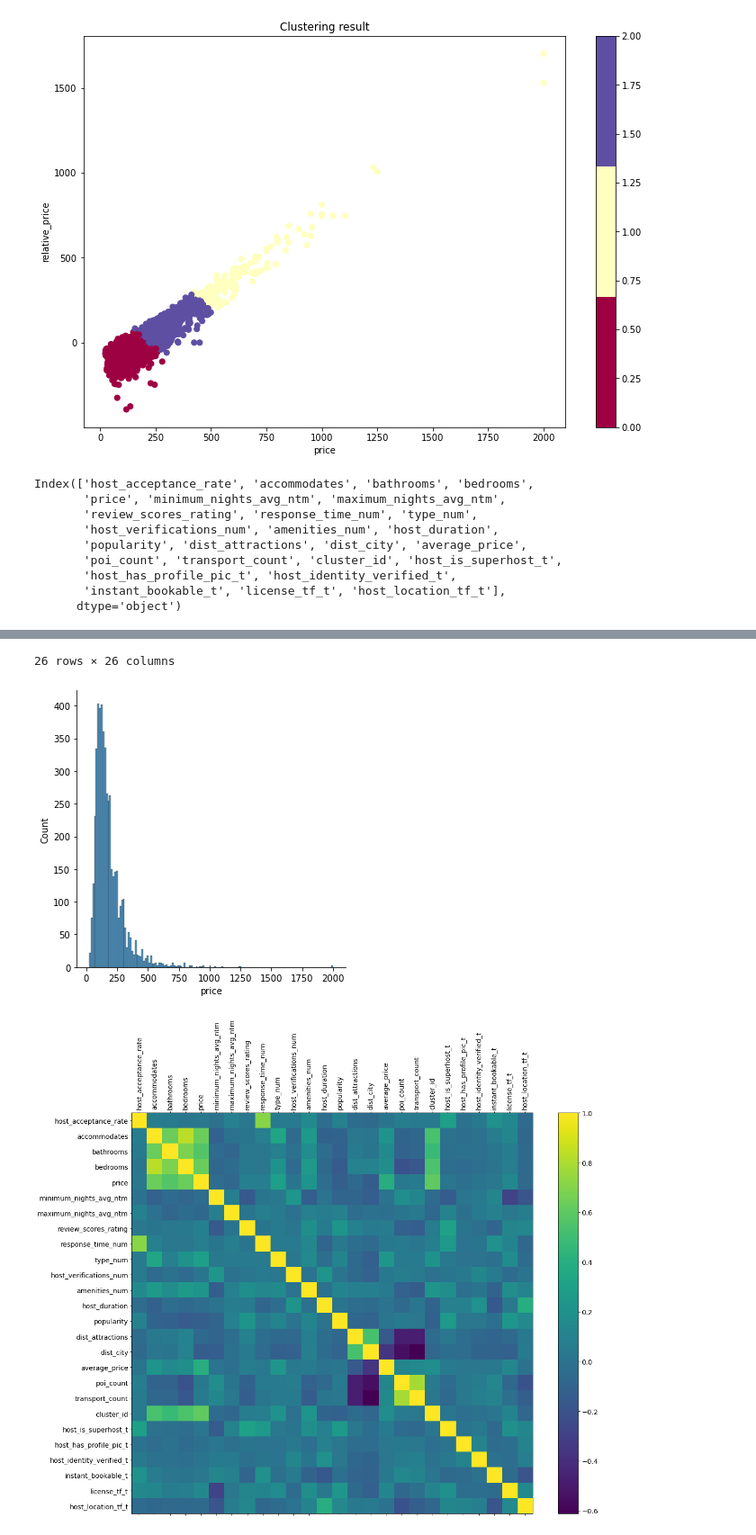
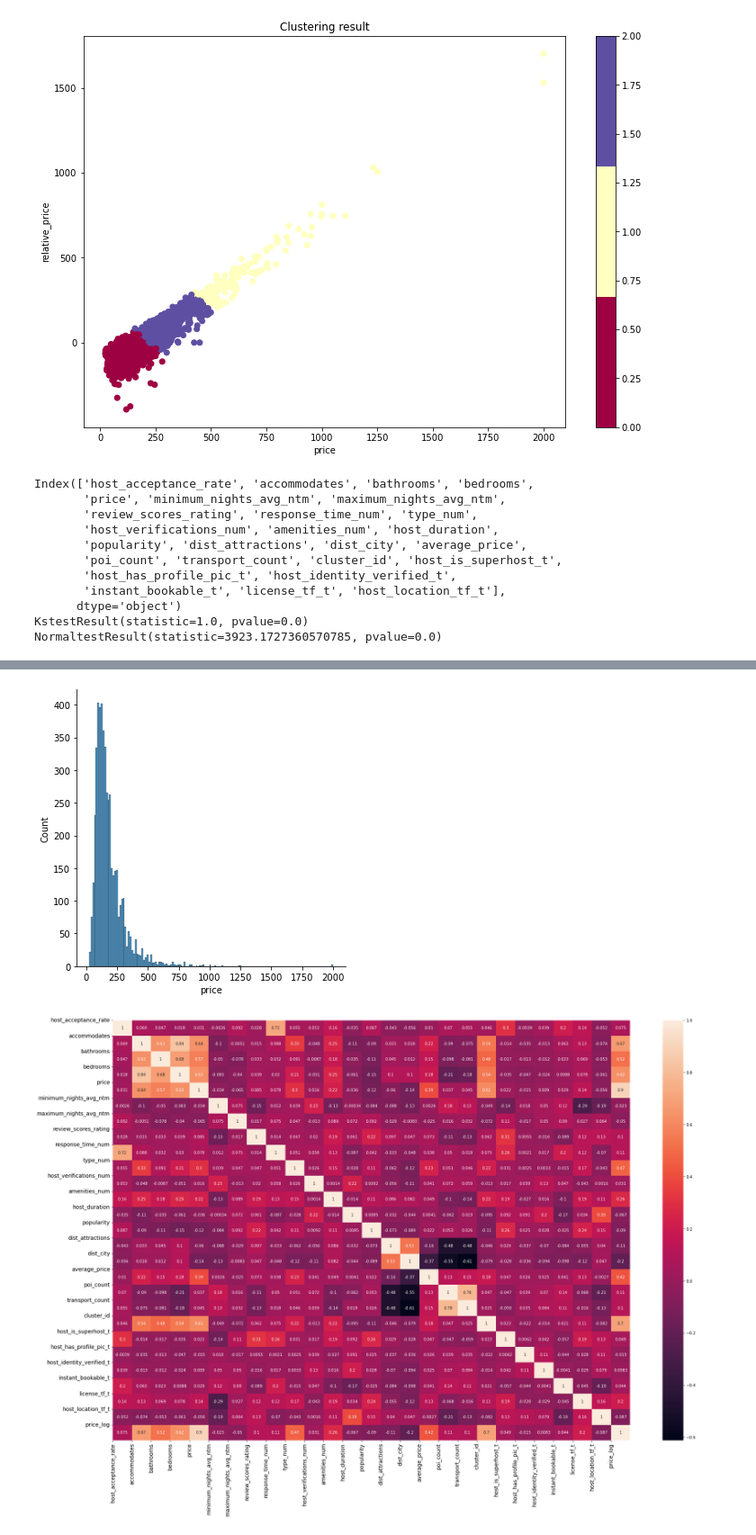
Before and after one commit to XianlaiYin/CASA0007, a Jupyter notebook: Group/Spatial.ipynb, the cells around one changed output, grey strips where cells are left out. Shown at 90% size. Saved outputs shown, nothing was run; the diff lists cells and outputs as text; code cells hidden in the pictures.

```diff
--- a/Group/Spatial.ipynb
+++ b/Group/Spatial.ipynb
@@ -371,7 +371,7 @@ For n_clusters = 4 The average silhouette_score is : 0.5009703914658085
 For n_clusters = 5 The average silhouette_score is : 0.43348910162169624
 [figure]
 # %%
-#VIF与相关性检验
+#回归准备
 
 #data preparation
 seattle_dum = pd.get_dummies(class_price)
@@ -398,18 +398,22 @@ seattle = seattle.dropna(axis=0, how = 'any')
 seattle_VIF = drop_column_using_vif_(seattle)
 print(seattle_VIF.columns)
 
-#直方图法正态性检验
+#正态性检验，不符合则转变为半对数回归
 sn.displot(seattle_VIF['price'])
+kstest = scipy.stats.kstest(seattle_VIF['price'],cdf = "norm")
+normaltest = scipy.stats.normaltest(seattle_VIF['price'])
+print(kstest)
+print(normaltest)
+if kstest.pvalue < 0.05 and normaltest.pvalue < 0.05:
+    seattle_VIF['price_log'] = ""
+    seattle_VIF['price_log'] = seattle_VIF['price'].apply(np.log)
 
 #correlation
-plt.rcParams['axes.grid'] = False
-f = plt.figure(figsize=(19, 15))
-plt.matshow(seattle_VIF.corr(), fignum=f.number)
+f = plt.figure(figsize=(30, 20))
+sn.heatmap(seattle_VIF.corr(),annot=True)
 plt.xticks(range(seattle_VIF.shape[1]), seattle_VIF.columns, fontsize=14, rotation=90)
 plt.yticks(range(seattle_VIF.shape[1]), seattle_VIF.columns, fontsize=14)
-cb = plt.colorbar()
-cb.ax.tick_params(labelsize=14)
-seattle_VIF.corr()
+plt.show()
 # %% [output]
 Index(['host_acceptance_rate', 'accommodates', 'bathrooms', 'bedrooms',
        'price', 'minimum_nights_avg_ntm', 'maximum_nights_avg_ntm',
@@ -420,3 +424,5 @@ Index(['host_acceptance_rate', 'accommodates', 'bathrooms', 'bedrooms',
        'host_has_profile_pic_t', 'host_identity_verified_t',
        'instant_bookable_t', 'license_tf_t', 'host_location_tf_t'],
       dtype='object')
+KstestResult(statistic=1.0, pvalue=0.0)
+NormaltestResult(statistic=3923.1727360570785, pvalue=0.0)
@@ -440,6 +429,5 @@ Index(['host_acceptance_rate', 'accommodates', 'bathrooms', 'bedrooms',
-26 rows × 26 columns
 [figure]
-[figure, old version]
+[figure, new version]
 # %%
 #OLS
 seattle_VIF_all = seattle_VIF.drop(labels=['cluster_id'], axis=1)
```
Also changed, not shown: parts of 3 cells of this notebook, 4 other files.
